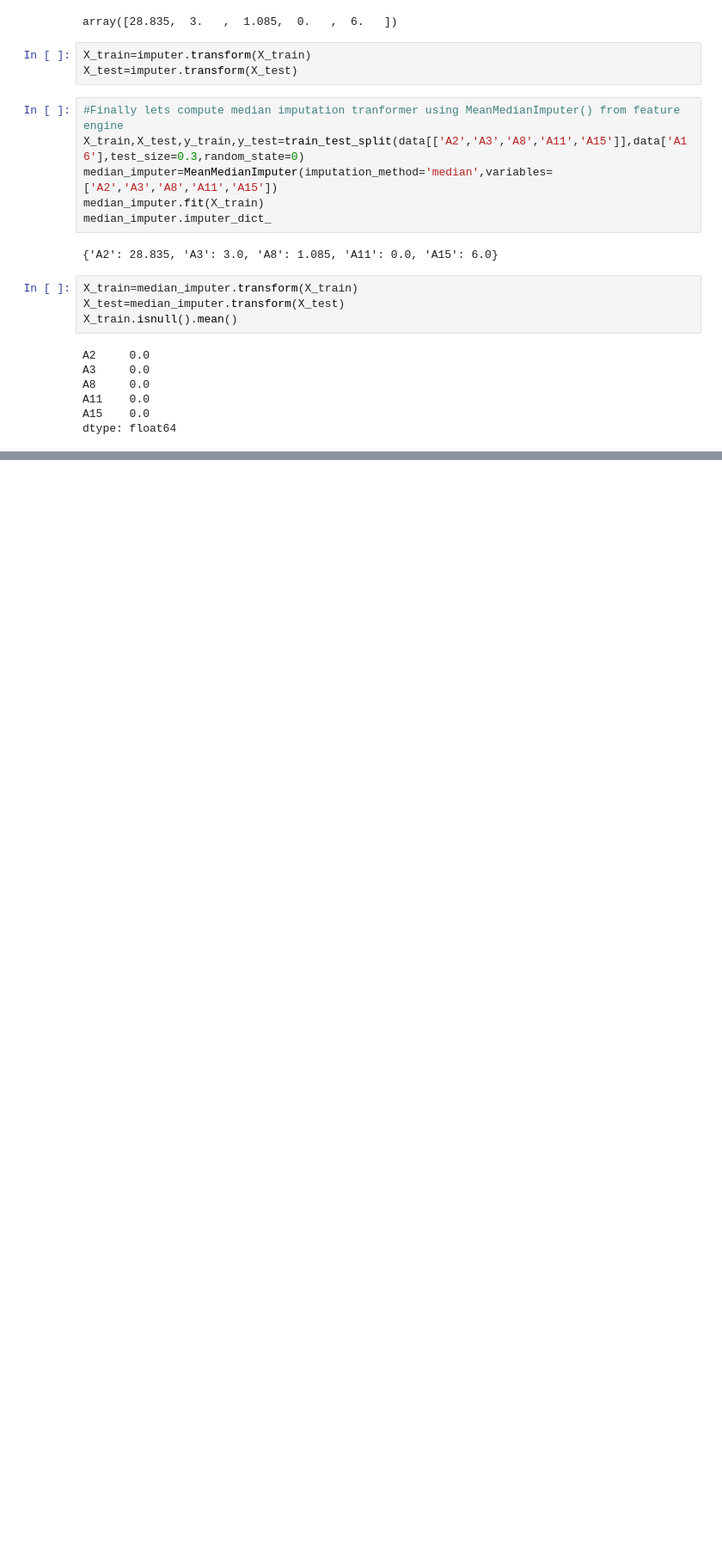
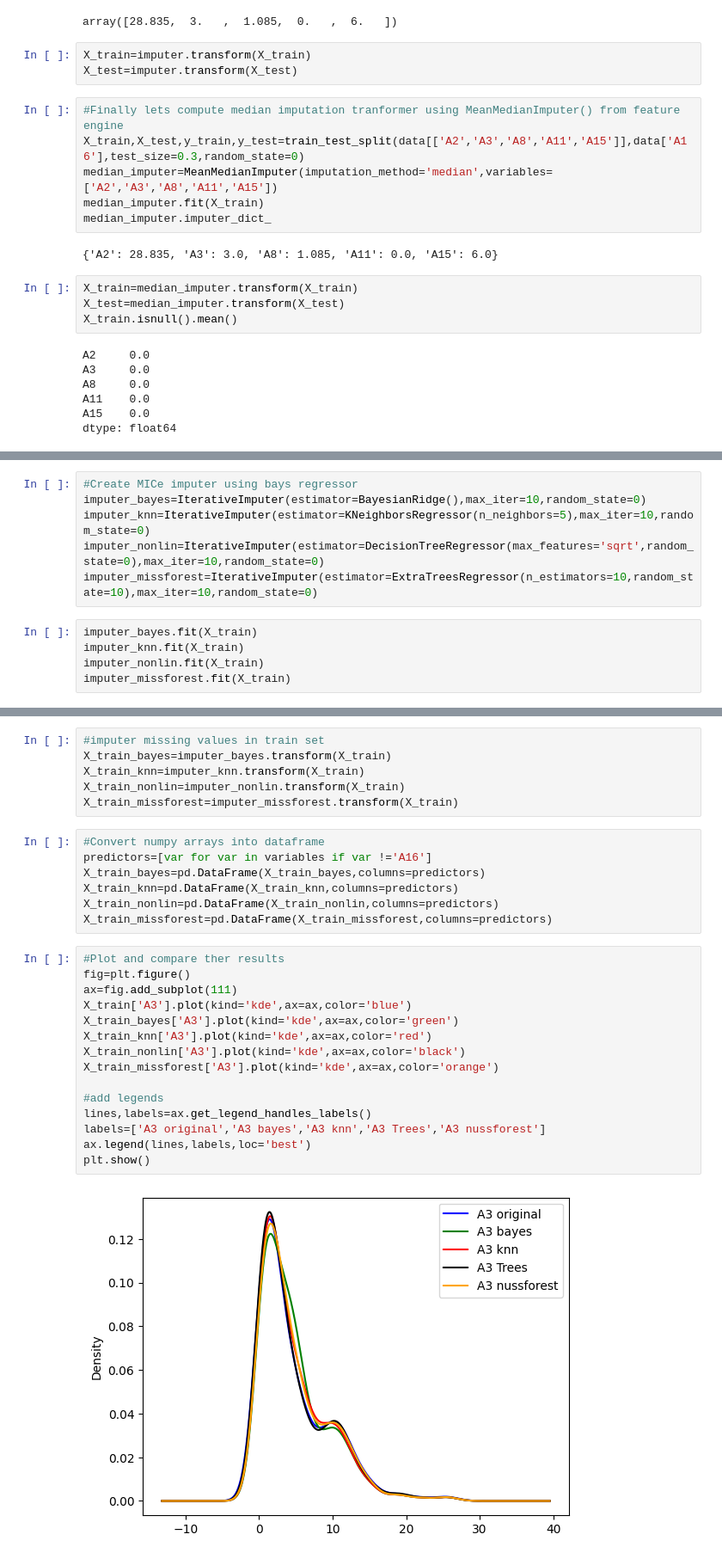
Before and after one commit to Chirag314/Feature-Engineering, a Jupyter notebook: Feature_Engineering_practise.ipynb, the cells around one changed output, grey strips where cells are left out. Shown at 86% size. Drawn from its saved outputs; the diff is of its cells as text; blank space fills up the shorter version.

```diff
--- a/Feature_Engineering_practise.ipynb
+++ b/Feature_Engineering_practise.ipynb
@@ -452,0 +635,11 @@ dtype: float64
+# %%
+#Create MICe imputer using bays regressor
+imputer_bayes=IterativeImputer(estimator=BayesianRidge(),max_iter=10,random_state=0)
+imputer_knn=IterativeImputer(estimator=KNeighborsRegressor(n_neighbors=5),max_iter=10,random_state=0)
+imputer_nonlin=IterativeImputer(estimator=DecisionTreeRegressor(max_features='sqrt',random_state=0),max_iter=10,random_state=0)
+imputer_missforest=IterativeImputer(estimator=ExtraTreesRegressor(n_estimators=10,random_state=10),max_iter=10,random_state=0)
+# %%
+imputer_bayes.fit(X_train)
+imputer_knn.fit(X_train)
+imputer_nonlin.fit(X_train)
+imputer_missforest.fit(X_train)
@@ -452,0 +650,30 @@ dtype: float64
+# %%
+#imputer missing values in train set
+X_train_bayes=imputer_bayes.transform(X_train)
+X_train_knn=imputer_knn.transform(X_train)
+X_train_nonlin=imputer_nonlin.transform(X_train)
+X_train_missforest=imputer_missforest.transform(X_train)
+# %%
+#Convert numpy arrays into dataframe
+predictors=[var for var in variables if var !='A16']
+X_train_bayes=pd.DataFrame(X_train_bayes,columns=predictors)
+X_train_knn=pd.DataFrame(X_train_knn,columns=predictors)
+X_train_nonlin=pd.DataFrame(X_train_nonlin,columns=predictors)
+X_train_missforest=pd.DataFrame(X_train_missforest,columns=predictors)
+# %%
+#Plot and compare ther results
+fig=plt.figure()
+ax=fig.add_subplot(111)
+X_train['A3'].plot(kind='kde',ax=ax,color='blue')
+X_train_bayes['A3'].plot(kind='kde',ax=ax,color='green')
+X_train_knn['A3'].plot(kind='kde',ax=ax,color='red')
+X_train_nonlin['A3'].plot(kind='kde',ax=ax,color='black')
+X_train_missforest['A3'].plot(kind='kde',ax=ax,color='orange')
+
+#add legends
+lines,labels=ax.get_legend_handles_labels()
+labels=['A3 original','A3 bayes','A3 knn','A3 Trees','A3 nussforest']
+ax.legend(lines,labels,loc='best')
+plt.show()
+# %% [output]
+[figure, added]
```
Also changed, not shown: parts of 28 cells of this notebook.
